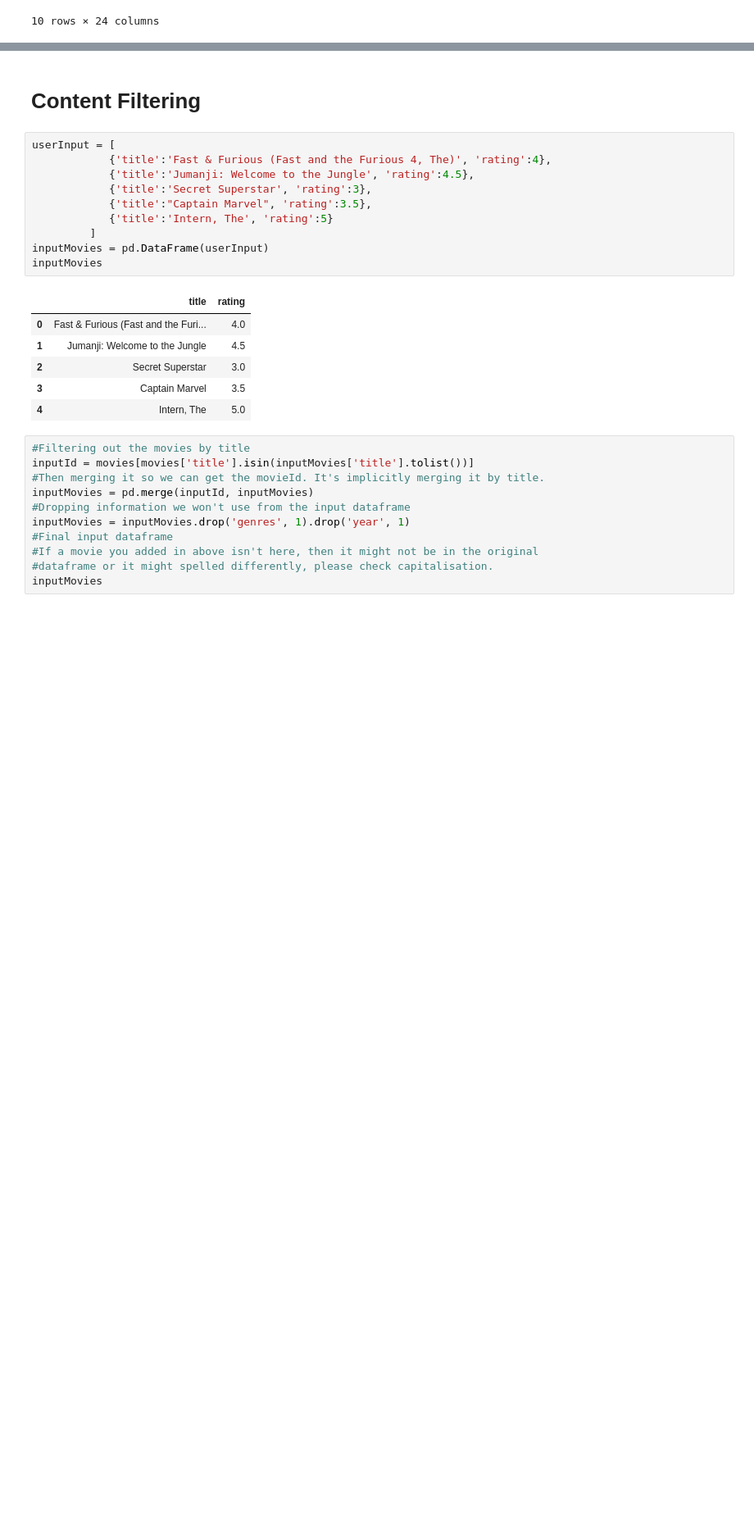
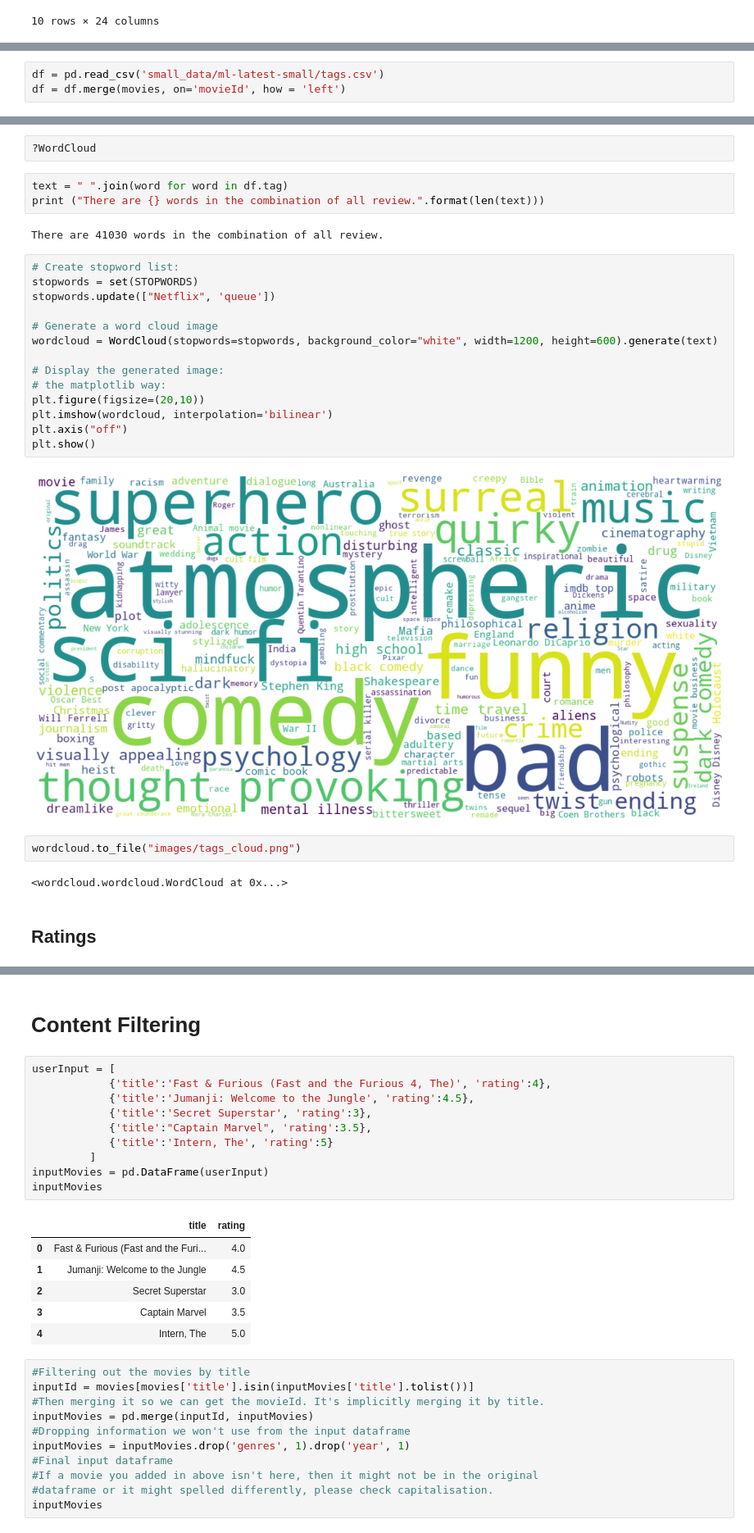
Before and after one commit to vchen-98/dsc_phase_4_proj, a Jupyter notebook: vc_working.ipynb, the cells around one changed output, grey strips where cells are left out. Shown at 82% size. Saved outputs shown, nothing was run; the diff lists cells and outputs as text; blank space fills up the shorter version.

Commit message:
vc plots and content filtering

```diff
--- a/vc_working.ipynb
+++ b/vc_working.ipynb
@@ -164,0 +178,3 @@ data.head(10)
+# %%
+df = pd.read_csv('small_data/ml-latest-small/tags.csv')
+df = df.merge(movies, on='movieId', how = 'left')
@@ -164,0 +199,29 @@ data.head(10)
+# %%
+?WordCloud
+# %%
+text = " ".join(word for word in df.tag)
+print ("There are {} words in the combination of all review.".format(len(text)))
+# %% [output]
+There are 41030 words in the combination of all review.
+# %%
+# Create stopword list:
+stopwords = set(STOPWORDS)
+stopwords.update(["Netflix", 'queue'])
+
+# Generate a word cloud image
+wordcloud = WordCloud(stopwords=stopwords, background_color="white", width=1200, height=600).generate(text)
+
+# Display the generated image:
+# the matplotlib way:
+plt.figure(figsize=(20,10))
+plt.imshow(wordcloud, interpolation='bilinear')
+plt.axis("off")
+plt.show()
+# %% [output]
+[figure, added]
+# %%
+wordcloud.to_file("images/tags_cloud.png")
+# %% [output]
+<wordcloud.wordcloud.WordCloud at 0x...>
+# %% [markdown]
+## Ratings
```
Also changed, not shown: parts of 15 cells of this notebook, 2 other files.
